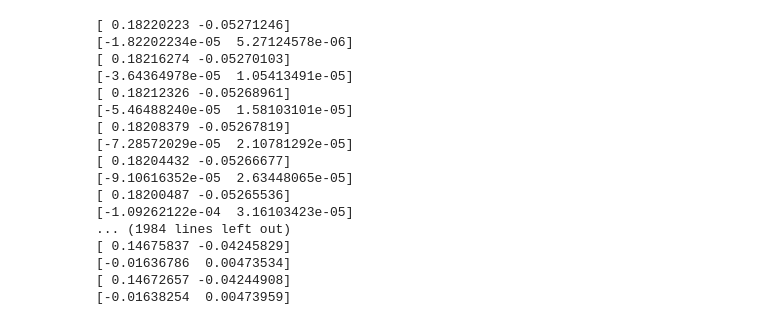
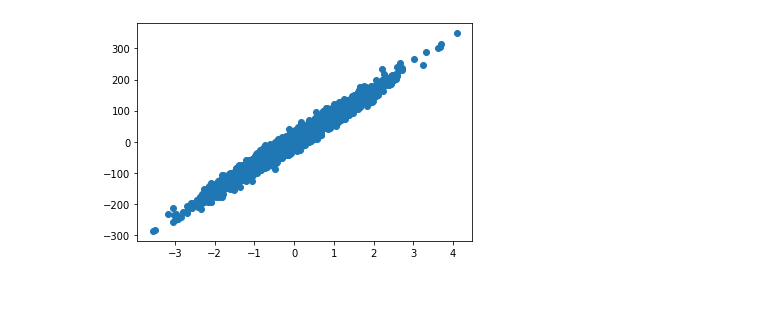
Before and after one commit to galokoyanka/MAchine-, a Jupyter notebook: linear_regression/pays off.ipynb, the cells around one changed output. Drawn from its saved outputs; the diff is of its cells as text; code cells hidden in the pictures; blank space fills up the shorter version.

```diff
--- a/linear_regression/pays off.ipynb
+++ b/linear_regression/pays off.ipynb
@@ -3,6 +3,6 @@ import pandas as pd
 import numpy as np
 import matplotlib.pyplot as plt
 # %%
-df=pd.read_csv("Linear_X_Train.csv")
-dy=pd.read_csv("Linear_Y_Train.csv")
-dt=pd.read_csv("Linear_X_Test.csv")
+dfx=pd.read_csv("Linear_X_Train.csv").values
+dfy=pd.read_csv("Linear_Y_Train.csv").values
+dft=pd.read_csv("Linear_X_Test.csv").values
@@ -17 +31,6 @@ print(type(X))
+# %%
+plt.scatter(dfx,dfy)
+plt.show()
+# %% [output]
+[figure, added]
 # %%
@@ -45,20 +56,0 @@ def gradient(x,y,theta):
-# %%
-theta=gradient_descent(X,Y)
-# %% [output]
-[ 0.18220223 -0.05271246]
-[-1.82202234e-05  5.27124578e-06]
-[ 0.18216274 -0.05270103]
-[-3.64364978e-05  1.05413491e-05]
-[ 0.18212326 -0.05268961]
-[-5.46488240e-05  1.58103101e-05]
-[ 0.18208379 -0.05267819]
-[-7.28572029e-05  2.10781292e-05]
-[ 0.18204432 -0.05266677]
-[-9.10616352e-05  2.63448065e-05]
-[ 0.18200487 -0.05265536]
-[-1.09262122e-04  3.16103423e-05]
-... (1984 lines left out)
-[ 0.14675837 -0.04245829]
-[-0.01636786  0.00473534]
-[ 0.14672657 -0.04244908]
-[-0.01638254  0.00473959]
```
Also changed, not shown: parts of 21 cells of this notebook, 5 other files.
